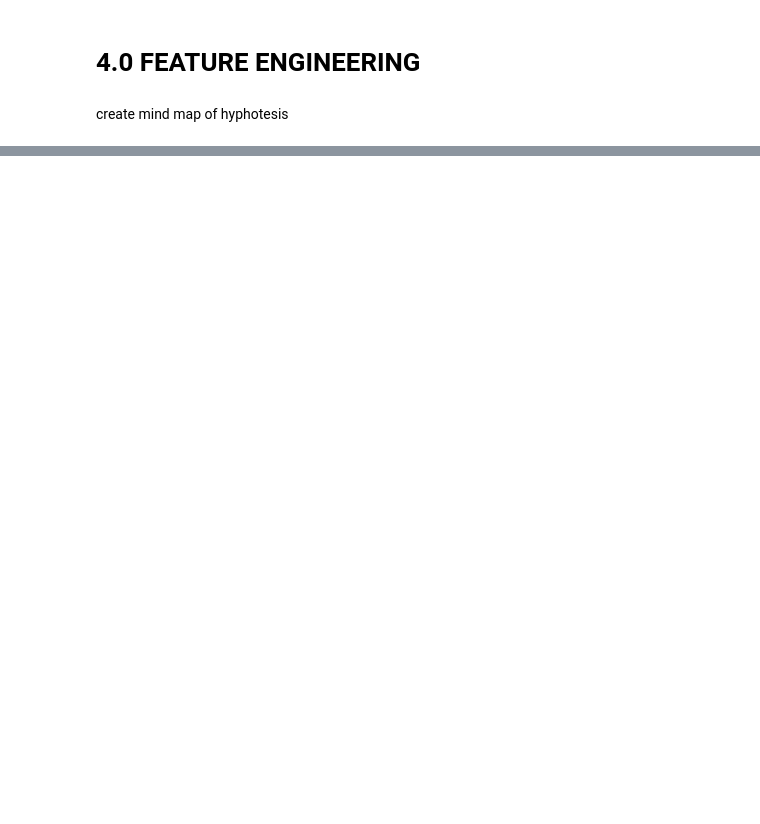
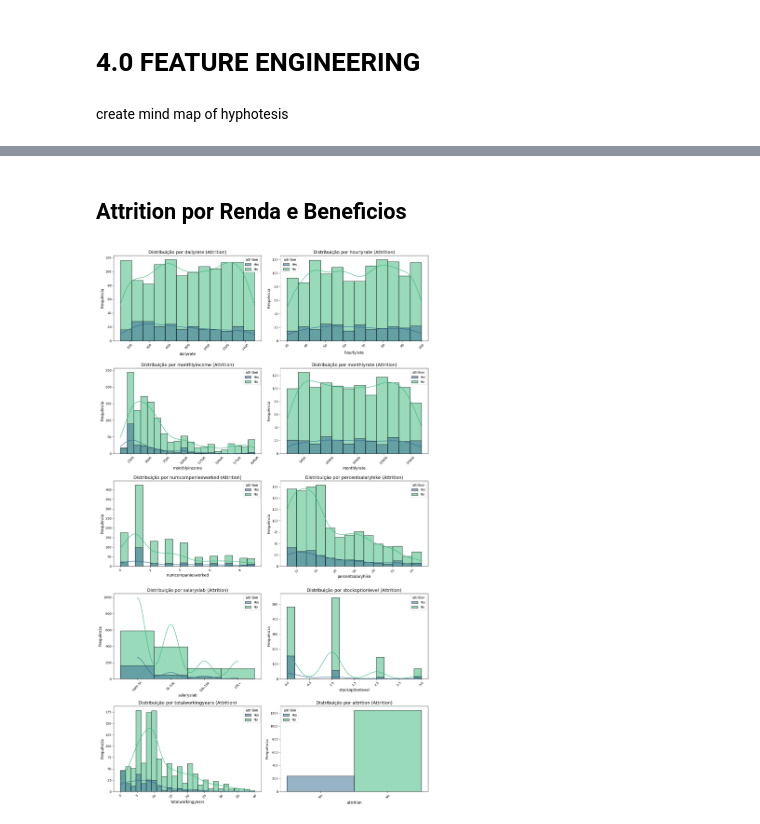
Before and after one commit to ikauann/HR-analytics, a Jupyter notebook: hr_analytics001.ipynb, the cells around one changed output, grey strips where cells are left out. Saved outputs shown, nothing was run; the diff lists cells and outputs as text; code cells hidden in the pictures; blank space fills up the shorter version.

```diff
--- a/hr_analytics001.ipynb
+++ b/hr_analytics001.ipynb
@@ -209,0 +344,29 @@ Name: monthlyrate, Length: 1242, dtype: int64
+# %% [markdown]
+## Attrition por Renda e Beneficios
+# %%
+# Configurar o número de colunas e linhas para subplots
+columns = renda_beneficios_cols.columns  # Apenas os nomes das colunas
+n_cols = 2  # Número de gráficos por linha
+n_rows = (len(columns) + n_cols - 1) // n_cols  # Calcular o número de linhas
+
+# Criar a figura e os subplots
+fig, axes = plt.subplots(n_rows, n_cols, figsize=(15, 5 * n_rows))  # Ajustar tamanho da figura
+axes = axes.flatten()  # Achatar os eixos para facilitar a iteração
+
+# Iterar pelas colunas e criar gráficos
+for i, x in enumerate(columns):
+    sns.histplot(data=renda_beneficios_cols, x=x, hue='attrition', palette='viridis', ax=axes[i], kde=True)
+    axes[i].set_title(f'Distribuição por {x} (Attrition)', fontsize=14)
+    axes[i].set_xlabel(f'{x}', fontsize=12)
+    axes[i].set_ylabel('Frequência', fontsize=12)
+    axes[i].tick_params(axis='x', rotation=45)
+
+# Remover gráficos vazios se houver menos colunas que subplots
+for i in range(len(columns), len(axes)):
+    fig.delaxes(axes[i])
+
+# Ajustar layout
+plt.tight_layout()
+plt.show()
+# %% [output]
+[figure, added]
```
Also changed, not shown: parts of 43 cells of this notebook, 3 other files.
